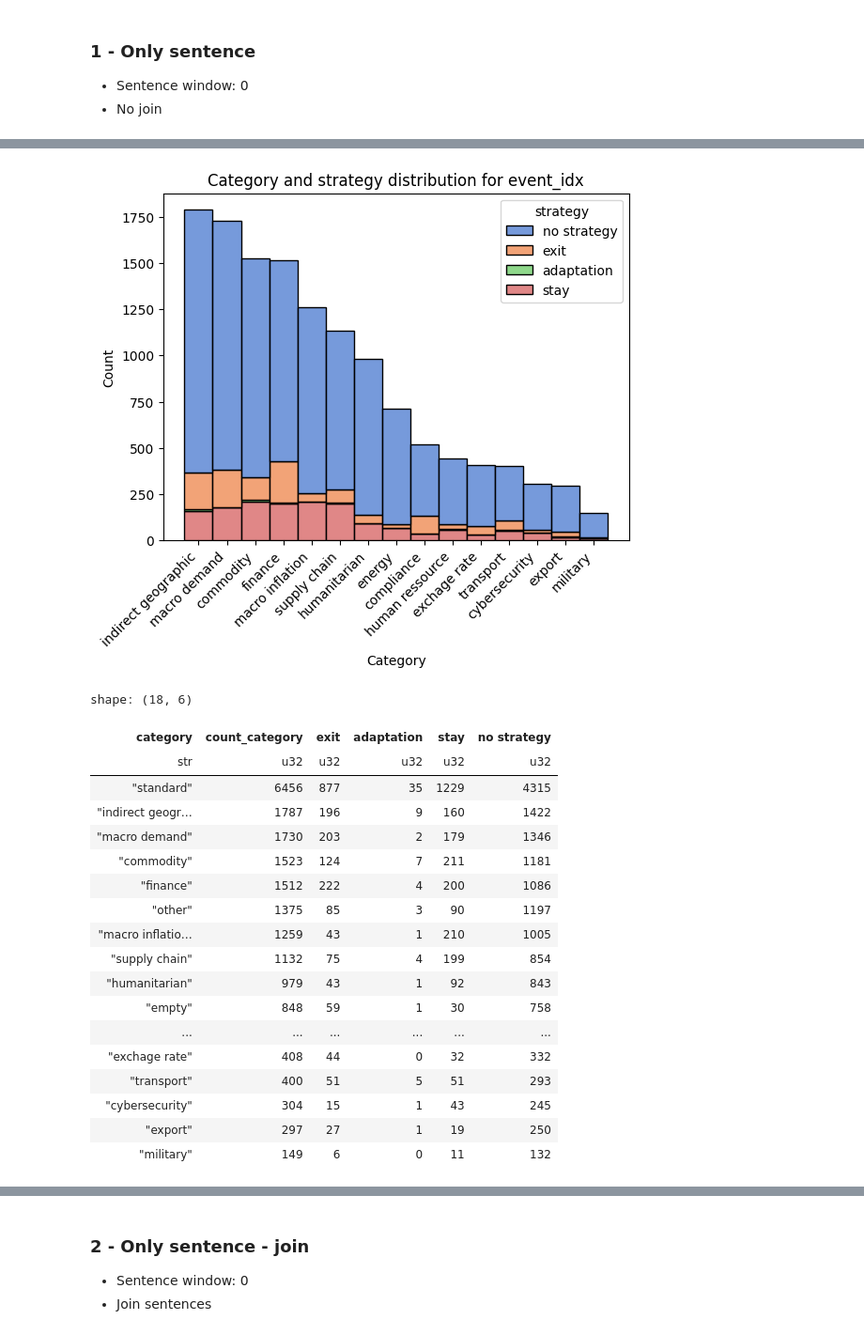
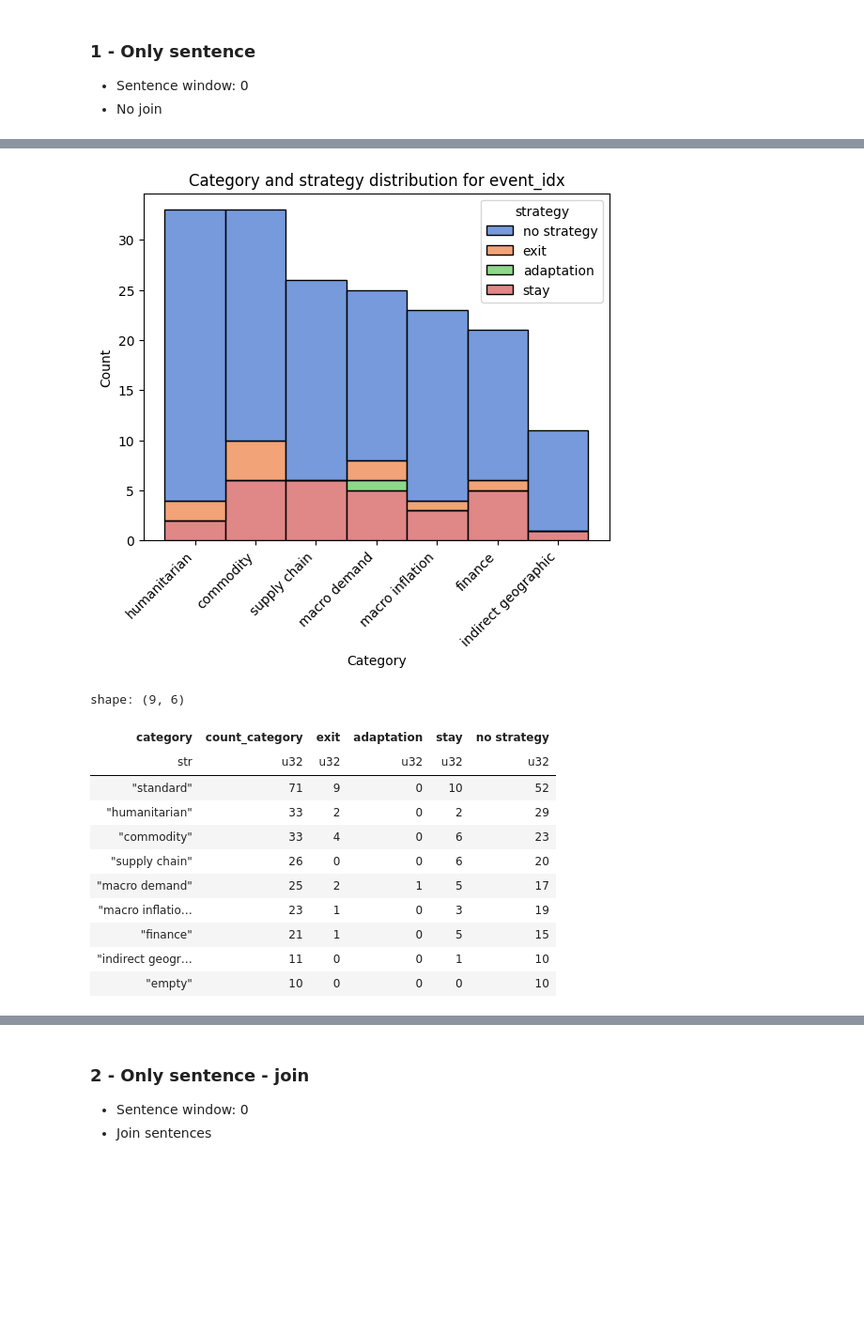
Before and after one commit to falseAzure/infineac, a Jupyter notebook: notebooks/infineac.ipynb, the cells around one changed output, grey strips where cells are left out. Shown at 94% size. Drawn from its saved outputs; the diff is of its cells as text; code cells hidden in the pictures; blank space fills up the shorter version.

```diff
--- a/notebooks/infineac.ipynb
+++ b/notebooks/infineac.ipynb
@@ -205,7 +217,7 @@ Create different types of corpora:
 # %%
 corpus_window_0_df = process_event.events_to_corpus(
     events=events_filt,
-    keywords={"russia": 1, "ukraine": 1},
+    keywords=KEYWORDS,
     context_window_sentence=0,
     subsequent_paragraphs=0,
     join_adjacent_sentences=False,
@@ -299,5 +307,5 @@ helper.save_data(corpus_window_0_df, "data/corpus_window_0_df_no_answer", compre
 # %%
-corpus_window_0_df = helper.load_data("data/corpus_window_0_df_no_answer.lz4")
+# corpus_window_0_df = helper.load_data("data/corpus_window_0_df_no_answer.lz4")
 # corpus_window_0_join_df = helper.load_data("corpus_window_0_join_df_no_answer.lz4")
 # corpus_window_3_df = helper.load_data("corpus_window_3_join_df_no_answer.lz4")
 # corpus_window_5_df = helper.load_data("corpus_window_5_join_df_no_answer.lz4")
@@ -481,5 +398,0 @@ shape: (16, 2)
-# %%
-# corpus_window_0_df = corpus_window_0_df.drop(columns=['topic', "year", "category", "keywords", "Count", "Name", "Representative_Docs"])
-corpus_window_0_df = corpus_window_0_df.with_columns(pl.Series('year', corpus_window_0_df['date'].dt.year()))
-corpus_window_0_df = corpus_window_0_df.hstack(topics_df)
-helper.save_data(corpus_window_0_df, "data/corpus_window_0_df_topic", compression="lz4")
@@ -494,0 +399,2 @@ plt.show()
+# %%
+results_df_0, results_comp_0, categories_0, categories_count_0 = pipeline(preload_corpus=corpus_window_0_df, keywords=KEYWORDS, nlp_model=nlp_stanza, representation_model=representation_model, embedding_model=sentence_model_light)
@@ -574,23 +450,16 @@ shape: (18, 6)
 # %%
-topic_extractor.plot_category_distribution(corpus_window_0_df, ['event_idx'])
+topic_extractor.plot_category_distribution(results_df_0, aggregate=['event_idx'])
 # %% [output]
-[figure, old version]
+[figure, new version]
-shape: (18, 6)
+shape: (9, 6)
 | category | count_category | exit | adaptation | stay | no strategy |
 | str | u32 | u32 | u32 | u32 | u32 |
-| "standard" | 6456 | 877 | 35 | 1229 | 4315 |
-| "indirect geogr… | 1787 | 196 | 9 | 160 | 1422 |
-| "macro demand" | 1730 | 203 | 2 | 179 | 1346 |
-| "commodity" | 1523 | 124 | 7 | 211 | 1181 |
-| "finance" | 1512 | 222 | 4 | 200 | 1086 |
-| "other" | 1375 | 85 | 3 | 90 | 1197 |
-| "macro inflatio… | 1259 | 43 | 1 | 210 | 1005 |
-| "supply chain" | 1132 | 75 | 4 | 199 | 854 |
-| "humanitarian" | 979 | 43 | 1 | 92 | 843 |
-| "empty" | 848 | 59 | 1 | 30 | 758 |
-| ... | ... | ... | ... | ... | ... |
-| "exchage rate" | 408 | 44 | 0 | 32 | 332 |
-| "transport" | 400 | 51 | 5 | 51 | 293 |
-| "cybersecurity" | 304 | 15 | 1 | 43 | 245 |
-| "export" | 297 | 27 | 1 | 19 | 250 |
-| "military" | 149 | 6 | 0 | 11 | 132 |
+| "standard" | 71 | 9 | 0 | 10 | 52 |
+| "humanitarian" | 33 | 2 | 0 | 2 | 29 |
+| "commodity" | 33 | 4 | 0 | 6 | 23 |
+| "supply chain" | 26 | 0 | 0 | 6 | 20 |
+| "macro demand" | 25 | 2 | 1 | 5 | 17 |
+| "macro inflatio… | 23 | 1 | 0 | 3 | 19 |
+| "finance" | 21 | 1 | 0 | 5 | 15 |
+| "indirect geogr… | 11 | 0 | 0 | 1 | 10 |
+| "empty" | 10 | 0 | 0 | 0 | 10 |
```
Also changed, not shown: parts of 98 cells of this notebook.
